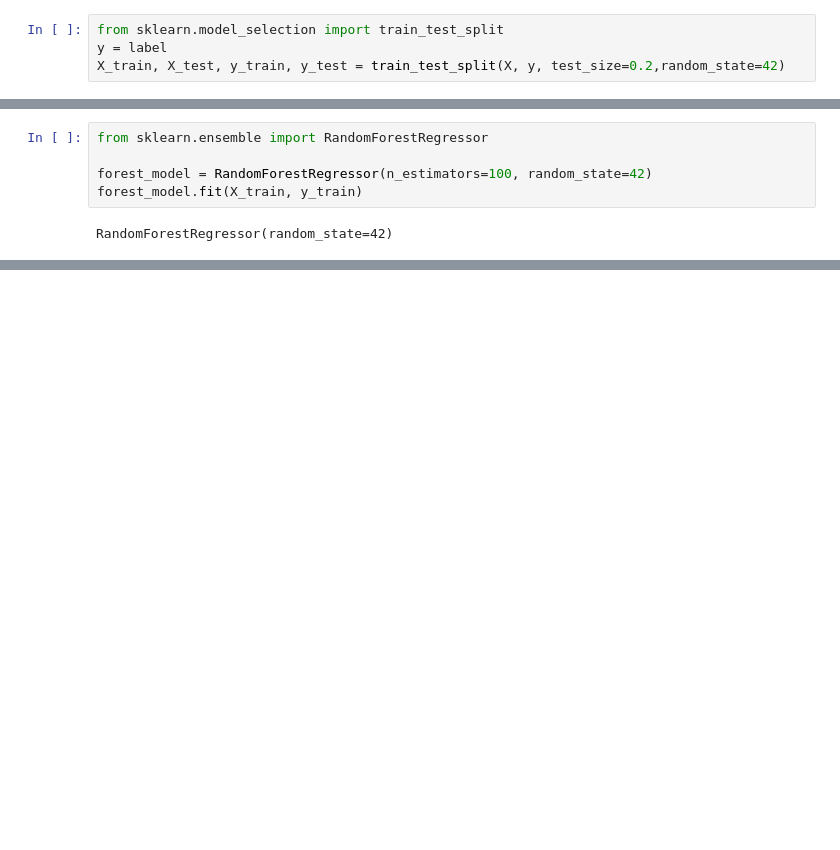
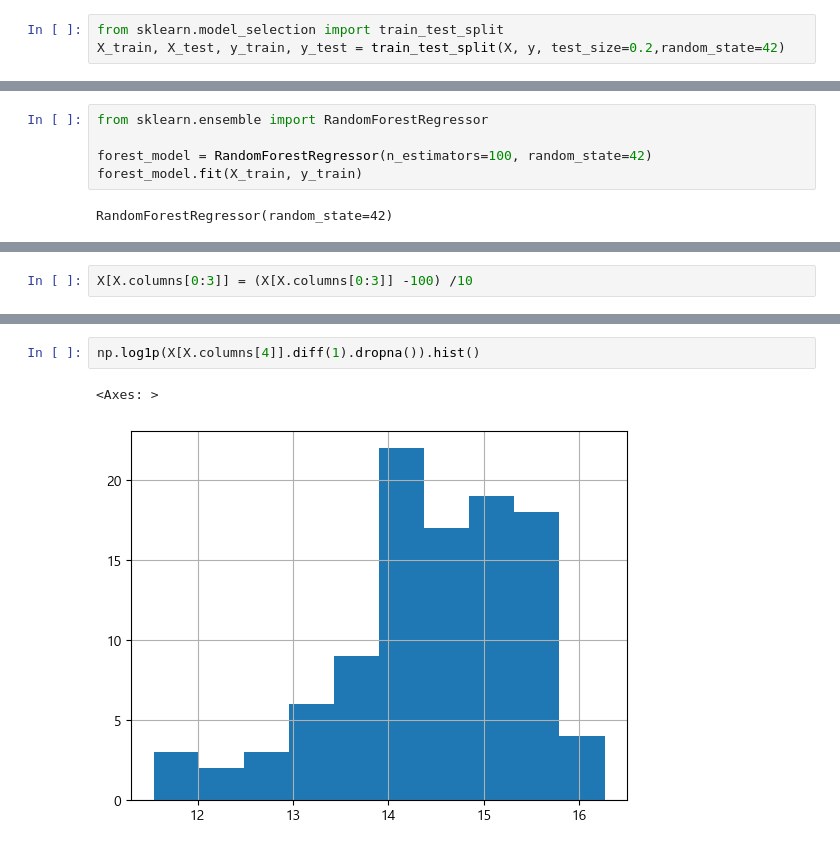
Before and after one commit to Jay-hook/mine, a Jupyter notebook: Month.ipynb, the cells around one changed output, grey strips where cells are left out. Cells and saved outputs as stored; diff of their text form; blank space fills up the shorter version.

```diff
--- a/Month.ipynb
+++ b/Month.ipynb
@@ -150,4 +129,3 @@ ValueError: x and y must have same first dimension, but have shapes (163,) and (
 # %%
 from sklearn.model_selection import train_test_split
-y = label
 X_train, X_test, y_train, y_test = train_test_split(X, y, test_size=0.2,random_state=42)
@@ -578,3 +533,5 @@ You can set `force_col_wise=true` to remove the overhead.
 [LightGBM] [Warning] No further splits with positive gain, best gain: -inf
 [LightGBM] [Warning] No further splits with positive gain, best gain: -inf
 LGBMRegressor MSE:1345.384, RMSE:36.679, r2:0.794
+# %%
+X[X.columns[0:3]] = (X[X.columns[0:3]] -100) /10
@@ -580,0 +554,5 @@ LGBMRegressor MSE:1345.384, RMSE:36.679, r2:0.794
+# %%
+np.log1p(X[X.columns[4]].diff(1).dropna()).hist()
+# %% [output]
+<Axes: >
+[figure, added]
```
Also changed, not shown: parts of 32 cells of this notebook, 1 other file.
